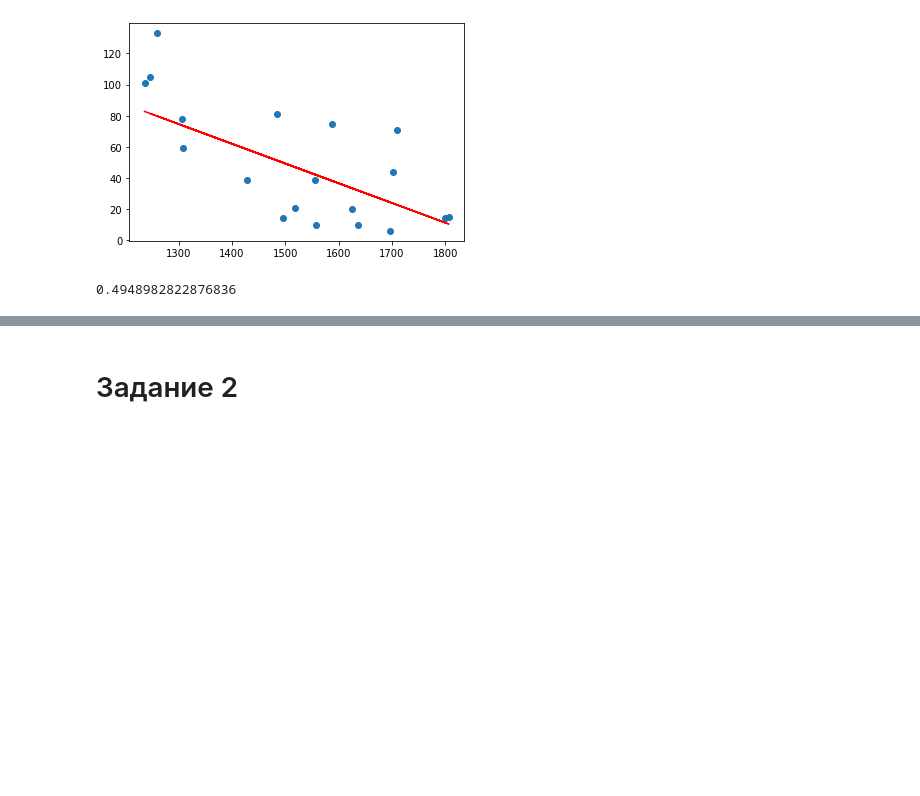
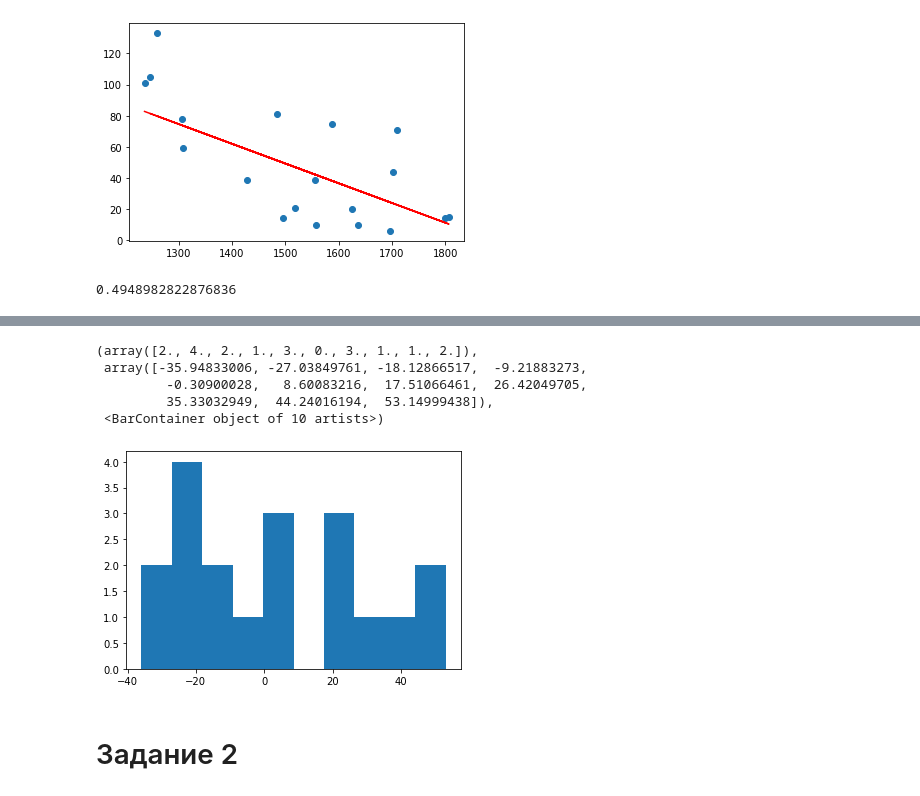
Before and after one commit to httphellojulia/netol, a Jupyter notebook: Statistics in Python/Homework 4/Homework 4.ipynb, the cells around one changed output, grey strips where cells are left out. Drawn from its saved outputs; the diff is of its cells as text; code cells hidden in the pictures; blank space fills up the shorter version.

```diff
--- a/Statistics in Python/Homework 4/Homework 4.ipynb
+++ b/Statistics in Python/Homework 4/Homework 4.ipynb
@@ -77,3 +91,12 @@ model.score(X_test, y_test)
+# %%
+plt.hist(res)
+# %% [output]
+(array([2., 4., 2., 1., 3., 0., 3., 1., 1., 2.]),
+ array([-35.94833006, -27.03849761, -18.12866517,  -9.21883273,
+         -0.30900028,   8.60083216,  17.51066461,  26.42049705,
+         35.33032949,  44.24016194,  53.14999438]),
+ <BarContainer object of 10 artists>)
+[figure, added]
 # %% [markdown]
 # Задание 2
 # %%
```
Also changed, not shown: parts of 36 cells of this notebook.
